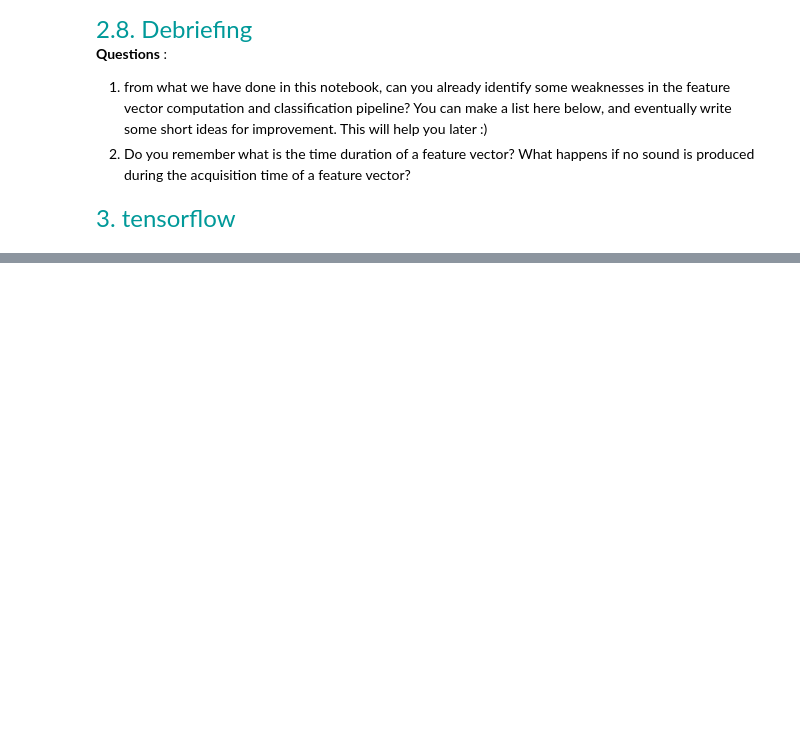
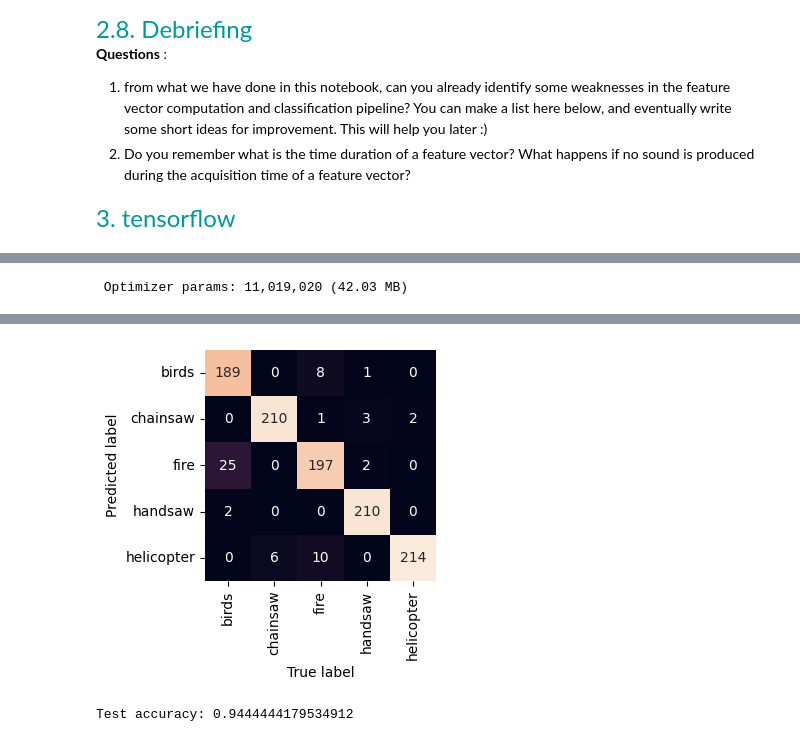
Before and after one commit to LoicTumelaire/LELEC210X, a Jupyter notebook: classification/h5a2_audio.ipynb, the cells around one changed output, grey strips where cells are left out. Saved outputs shown, nothing was run; the diff lists cells and outputs as text; code cells hidden in the pictures; blank space fills up the shorter version.

```diff
--- a/classification/h5a2_audio.ipynb
+++ b/classification/h5a2_audio.ipynb
@@ -865,0 +791,77 @@ print (f'Test accuracy: {test_acc}')
+# %%
+import tensorflow as tf
+from tensorflow.keras import layers, models
+
+num_classes = len(classnames)
+
+# model.summary()
+
+"Compute the matrixed dataset, this takes some seconds, but you can then reload it by commenting this loop and decommenting the np.load below"
+
+myds = Feature_vector_DS(dataset, Nft=512, nmel=20, duration=3000, shift_pct=0.2, normalize=True, data_aug=['scaling', 'time_shift', 'noise', 'echo', 'add_bg'])
+
+nclass = dataset.nclass
+naudio = dataset.naudio
+classnames = dataset.list_classes()
+feature_length = len(myds[classnames[0], 0])
+data_aug_factor = myds.data_aug_factor
+"""
+X_aug = np.zeros((data_aug_factor * nclass * naudio, feature_length))
+y_aug = np.zeros(data_aug_factor * nclass * naudio)
+
+for s in range(data_aug_factor):
+    for idx in range(dataset.naudio):
+        for class_idx, classname in enumerate(classnames):
+            y_aug[s* nclass * naudio + class_idx * naudio + idx] = class_idx
+            featvec = myds[classname, idx]
+            X_aug[ s* nclass * naudio + class_idx * naudio + idx, :] = featvec
+np.save(fm_dir + "feature_matrix_2D_aug.npy", X_aug)
+np.save(fm_dir + "labels_aug.npy", y_aug)
+"""
+X_aug = np.load(fm_dir + "feature_matrix_2D_aug.npy")
+y_aug = np.load(fm_dir + "labels_aug.npy")
+
+X_aug = X_aug.reshape(X_aug.shape[0], feature_length)
+
+X_train, X_test, y_train, y_test = train_test_split(
+    X_aug, y_aug, test_size=0.9, stratify=y_aug
+)
+
+"""
+model = models.Sequential([
+    layers.Conv1D(128, kernel_size=20, activation='leaky_relu', input_shape=(feature_length, 1)),
+    layers.MaxPooling1D(pool_size=4),
+    layers.Conv1D(256, kernel_size=20, activation='leaky_relu'),
+    layers.MaxPooling1D(pool_size=4),
+    layers.Flatten(),
+    layers.Dense(256, activation='leaky_relu'),
+    layers.Dropout(0.5),
+    layers.Dense(num_classes, activation='softmax')
+])
+
+model.compile(optimizer='adamw',
+              loss='sparse_categorical_crossentropy',
+              metrics=['accuracy'])
+"""
+model.summary()
+
+
+model = models.load_model(model_dir + "modeltensorflowtest.keras")
+
+# history = model.fit(X_train, y_train, epochs=10, validation_data=(X_test, y_test))
+
+# store the model
+
+model.save(model_dir + "modeltensorflowtest.keras")
+
+# evaluate the model
+
+test_loss, test_acc = model.evaluate(X_test, y_test)
+print(f'Test loss: {test_loss}')
+
+# plot the confusion matrix
+y_pred = model.predict(X_test)
+y_pred_classes = np.argmax(y_pred, axis=1)
+show_confusion_matrix(y_pred_classes, y_test, classnames)
+print (f'Test accuracy: {test_acc}')
+# %% [output]
@@ -865,0 +891 @@ print (f'Test accuracy: {test_acc}')
+ Optimizer params: 11,019,020 (42.03 MB)
@@ -865,0 +895,2 @@ print (f'Test accuracy: {test_acc}')
+[figure, added]
+Test accuracy: 0.9444444179534912
```
Also changed, not shown: parts of 3 cells of this notebook, 4 other files.
